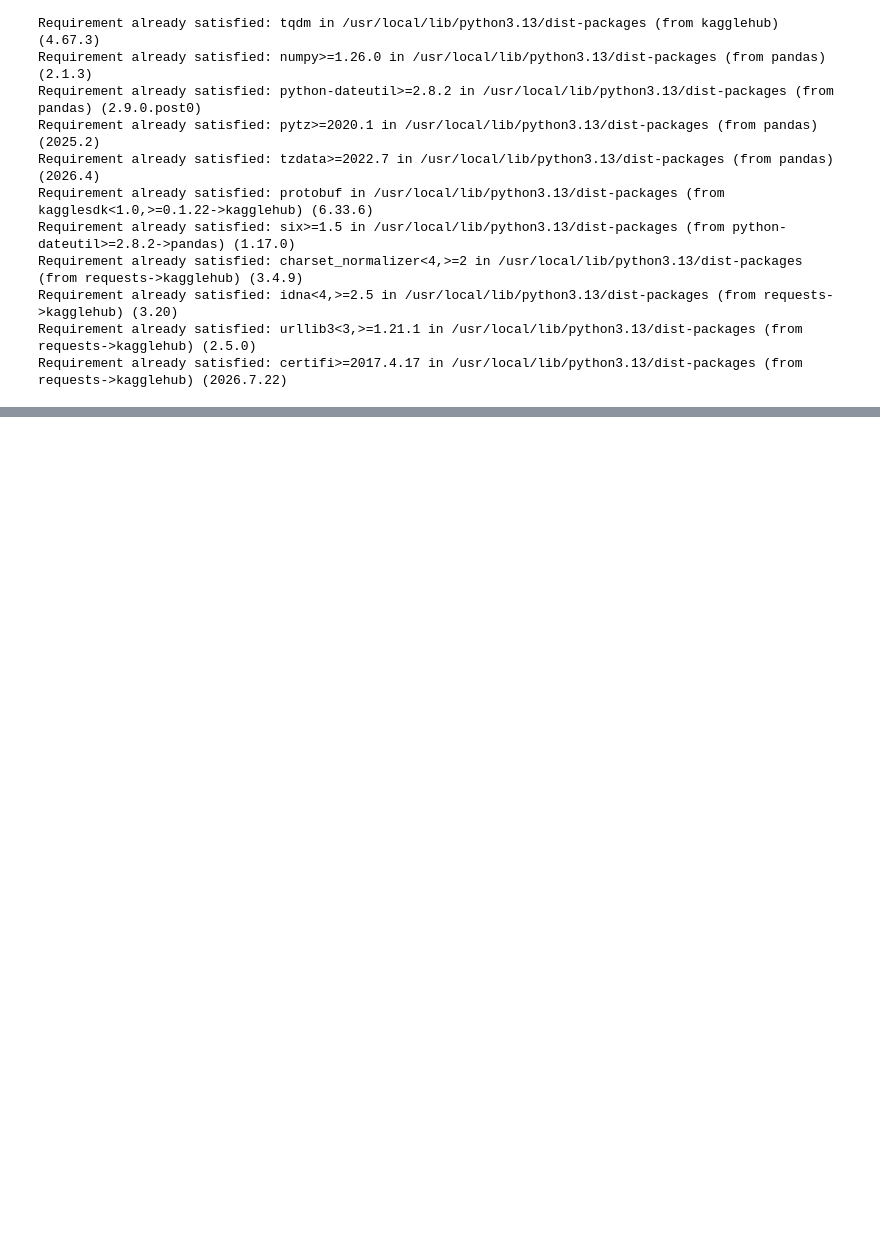
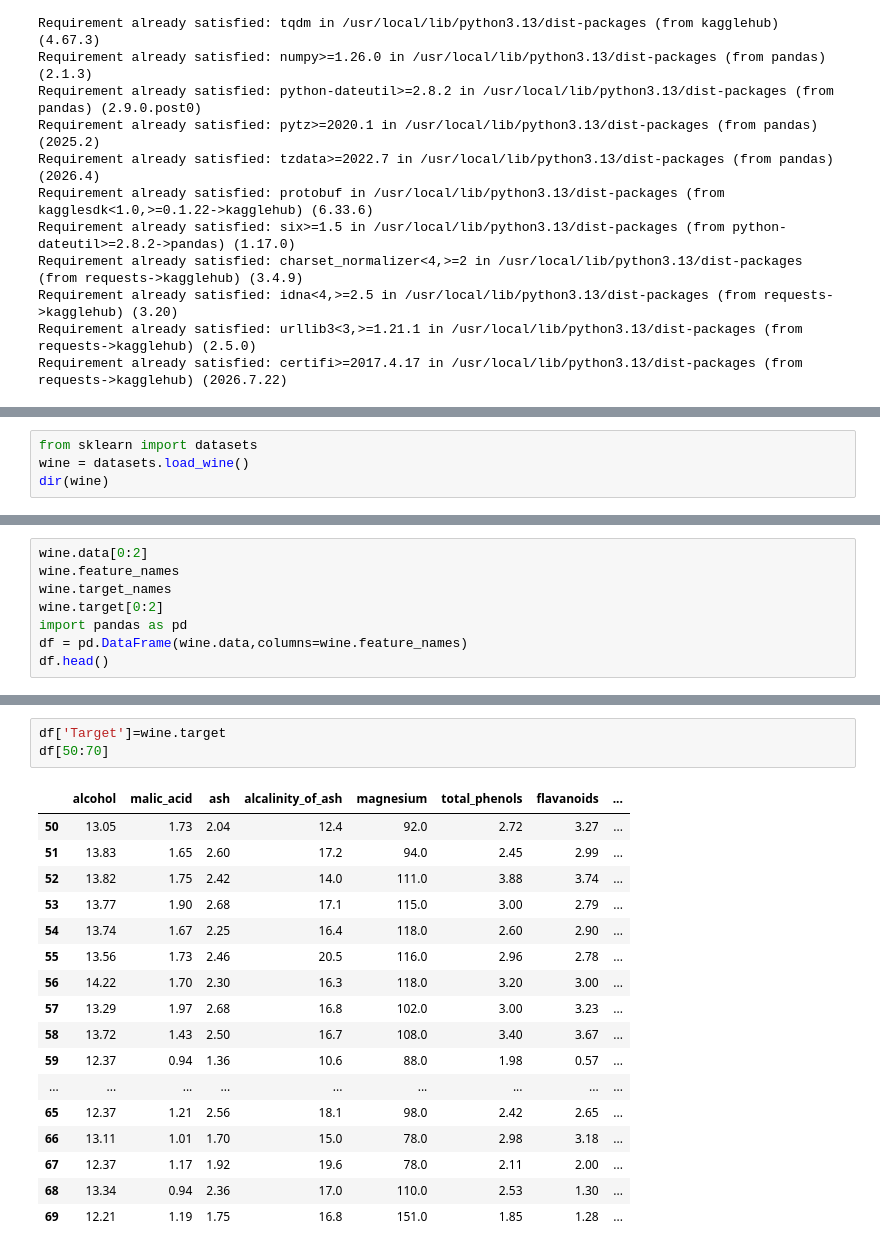
Before and after one commit to usmannaeem2036-del/skylinx-technologies, a Jupyter notebook: general_practice.ipynb, the cells around one changed output, grey strips where cells are left out. Cells and saved outputs as stored; diff of their text form; blank space fills up the shorter version.

```diff
--- a/general_practice.ipynb
+++ b/general_practice.ipynb
@@ -3641,0 +3729,4 @@ ImportError: cannot import name 'download' from 'kagglehub.datasets' (/usr/local
+# %%
+from sklearn import datasets
+wine = datasets.load_wine()
+dir(wine)
@@ -3641,0 +3735,8 @@ ImportError: cannot import name 'download' from 'kagglehub.datasets' (/usr/local
+# %%
+wine.data[0:2]
+wine.feature_names
+wine.target_names
+wine.target[0:2]
+import pandas as pd
+df = pd.DataFrame(wine.data,columns=wine.feature_names)
+df.head()
@@ -3641,0 +3750,21 @@ ImportError: cannot import name 'download' from 'kagglehub.datasets' (/usr/local
+# %%
+df['Target']=wine.target
+df[50:70]
+# %% [output]
+|  | alcohol | malic_acid | ash | alcalinity_of_ash | magnesium | total_phenols | flavanoids | ... |
+| 50 | 13.05 | 1.73 | 2.04 | 12.4 | 92.0 | 2.72 | 3.27 | ... |
+| 51 | 13.83 | 1.65 | 2.60 | 17.2 | 94.0 | 2.45 | 2.99 | ... |
+| 52 | 13.82 | 1.75 | 2.42 | 14.0 | 111.0 | 3.88 | 3.74 | ... |
+| 53 | 13.77 | 1.90 | 2.68 | 17.1 | 115.0 | 3.00 | 2.79 | ... |
+| 54 | 13.74 | 1.67 | 2.25 | 16.4 | 118.0 | 2.60 | 2.90 | ... |
+| 55 | 13.56 | 1.73 | 2.46 | 20.5 | 116.0 | 2.96 | 2.78 | ... |
+| 56 | 14.22 | 1.70 | 2.30 | 16.3 | 118.0 | 3.20 | 3.00 | ... |
+| 57 | 13.29 | 1.97 | 2.68 | 16.8 | 102.0 | 3.00 | 3.23 | ... |
+| 58 | 13.72 | 1.43 | 2.50 | 16.7 | 108.0 | 3.40 | 3.67 | ... |
+| 59 | 12.37 | 0.94 | 1.36 | 10.6 | 88.0 | 1.98 | 0.57 | ... |
+| ... | ... | ... | ... | ... | ... | ... | ... | ... |
+| 65 | 12.37 | 1.21 | 2.56 | 18.1 | 98.0 | 2.42 | 2.65 | ... |
+| 66 | 13.11 | 1.01 | 1.70 | 15.0 | 78.0 | 2.98 | 3.18 | ... |
+| 67 | 12.37 | 1.17 | 1.92 | 19.6 | 78.0 | 2.11 | 2.00 | ... |
+| 68 | 13.34 | 0.94 | 2.36 | 17.0 | 110.0 | 2.53 | 1.30 | ... |
+| 69 | 12.21 | 1.19 | 1.75 | 16.8 | 151.0 | 1.85 | 1.28 | ... |
```
Also changed, not shown: parts of 40 cells of this notebook.
